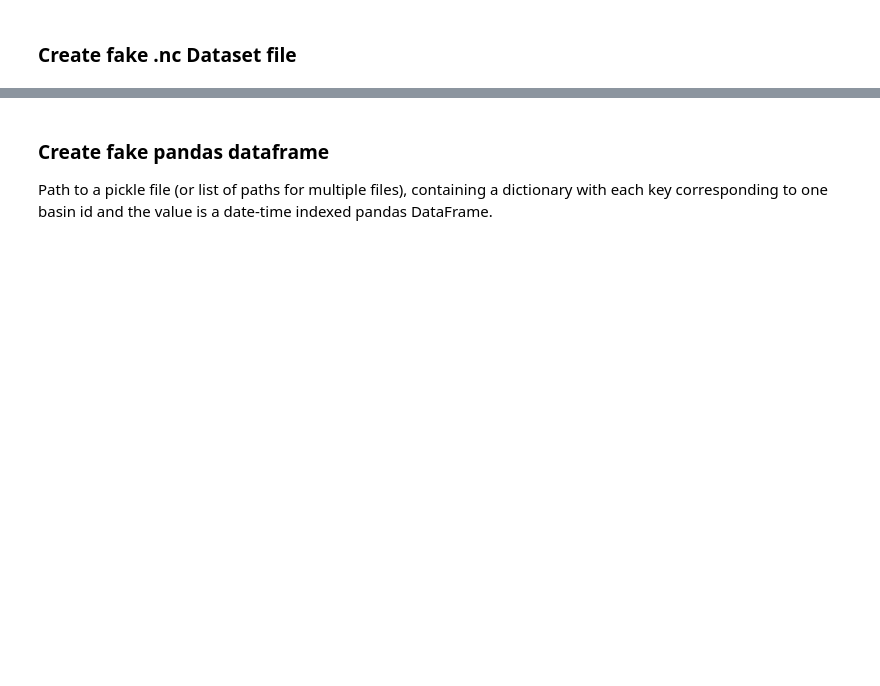
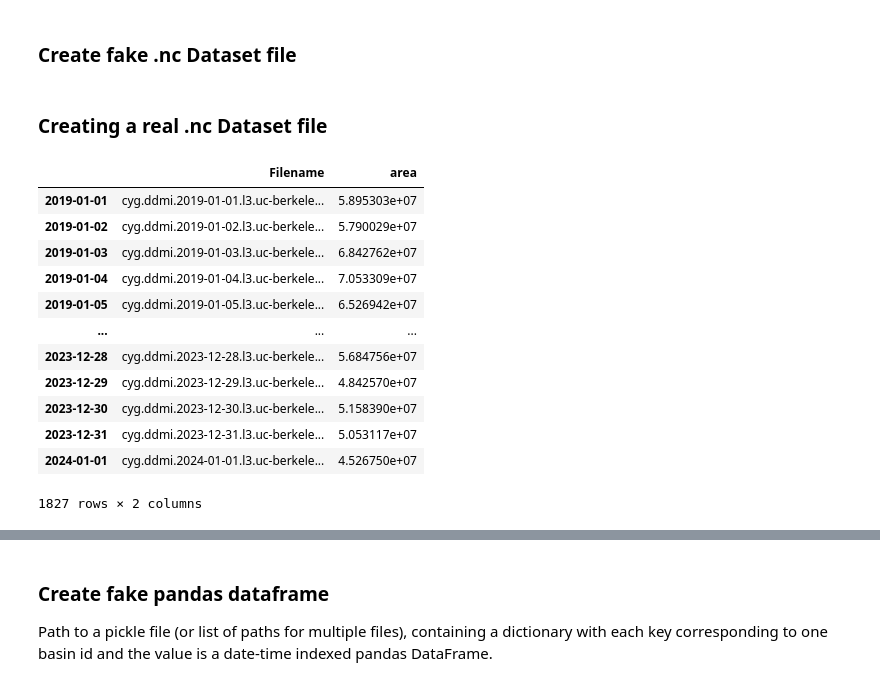
Before and after one commit to ascheliga/neuralhydrology, a Jupyter notebook: cygnss_models/adding_data/custom_dataset.ipynb, the cells around one changed output, grey strips where cells are left out. Saved outputs shown, nothing was run; the diff lists cells and outputs as text; code cells hidden in the pictures; blank space fills up the shorter version.

```diff
--- a/cygnss_models/adding_data/custom_dataset.ipynb
+++ b/cygnss_models/adding_data/custom_dataset.ipynb
@@ -216,3 +293,21 @@ df_from_ds = ds.to_dataframe()
 # %%
 example_dict = {'01022500': df_from_ds}
 pickle.dump(example_dict, open(synth_data_dir+'trial_df.pkl', 'wb'))
+# %% [markdown]
+### Creating a real .nc Dataset file
+# %%
+test
+# %% [output]
+|  | Filename | area |
+| 2019-01-01 | cyg.ddmi.2019-01-01.l3.uc-berkele... | 5.895303e+07 |
+| 2019-01-02 | cyg.ddmi.2019-01-02.l3.uc-berkele... | 5.790029e+07 |
+| 2019-01-03 | cyg.ddmi.2019-01-03.l3.uc-berkele... | 6.842762e+07 |
+| 2019-01-04 | cyg.ddmi.2019-01-04.l3.uc-berkele... | 7.053309e+07 |
+| 2019-01-05 | cyg.ddmi.2019-01-05.l3.uc-berkele... | 6.526942e+07 |
+| ... | ... | ... |
+| 2023-12-28 | cyg.ddmi.2023-12-28.l3.uc-berkele... | 5.684756e+07 |
+| 2023-12-29 | cyg.ddmi.2023-12-29.l3.uc-berkele... | 4.842570e+07 |
+| 2023-12-30 | cyg.ddmi.2023-12-30.l3.uc-berkele... | 5.158390e+07 |
+| 2023-12-31 | cyg.ddmi.2023-12-31.l3.uc-berkele... | 5.053117e+07 |
+| 2024-01-01 | cyg.ddmi.2024-01-01.l3.uc-berkele... | 4.526750e+07 |
+1827 rows × 2 columns
```
Also changed, not shown: parts of 21 cells of this notebook, 2 other files.
